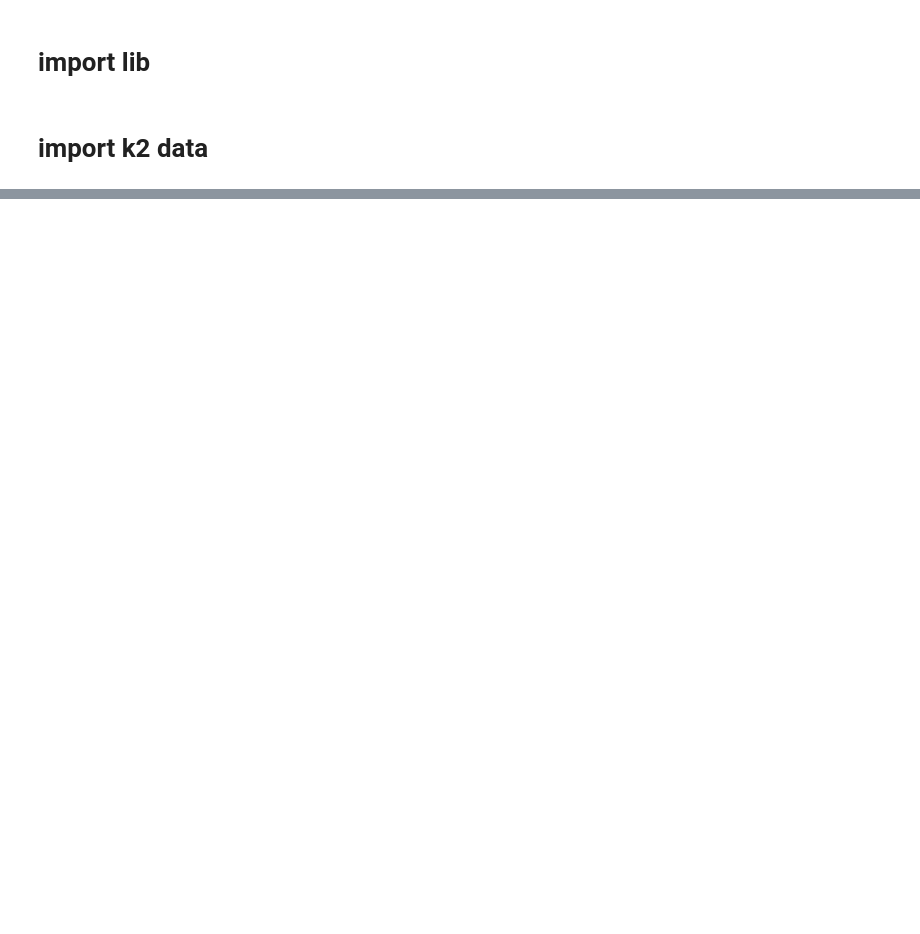
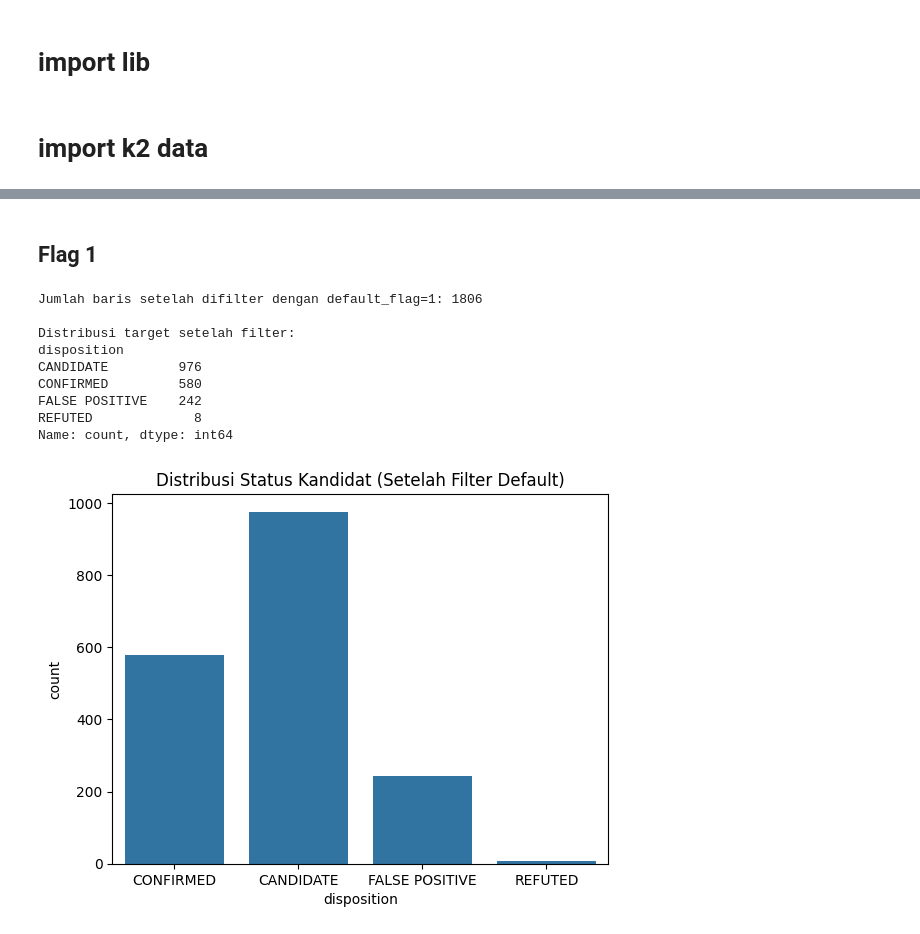
Before and after one commit to ihsan31415/exoplantropy, a Jupyter notebook: k2_table.ipynb, the cells around one changed output, grey strips where cells are left out. Drawn from its saved outputs; the diff is of its cells as text; code cells hidden in the pictures; blank space fills up the shorter version.

```diff
--- a/k2_table.ipynb
+++ b/k2_table.ipynb
@@ -20,0 +49,26 @@ df.head()
+# %% [markdown]
+## Flag 1
+# %%
+# Filter DataFrame untuk hanya menggunakan baris dengan default_flag = 1
+# .copy() digunakan untuk menghindari peringatan 'SettingWithCopyWarning' dari pandas
+df_filtered = df[df['default_flag'] == 1].copy()
+
+print(f"Jumlah baris setelah difilter dengan default_flag=1: {len(df_filtered)}")
+
+# Cek ulang distribusi target setelah difilter
+print("\nDistribusi target setelah filter:")
+print(df_filtered['disposition'].value_counts())
+sns.countplot(x='disposition', data=df_filtered)
+plt.title('Distribusi Status Kandidat (Setelah Filter Default)')
+plt.show()
+# %% [output]
+Jumlah baris setelah difilter dengan default_flag=1: 1806
+
+Distribusi target setelah filter:
+disposition
+CANDIDATE         976
+CONFIRMED         580
+FALSE POSITIVE    242
+REFUTED             8
+Name: count, dtype: int64
+[figure, added]
```
Also changed, not shown: parts of 31 cells of this notebook, 2 other files.
